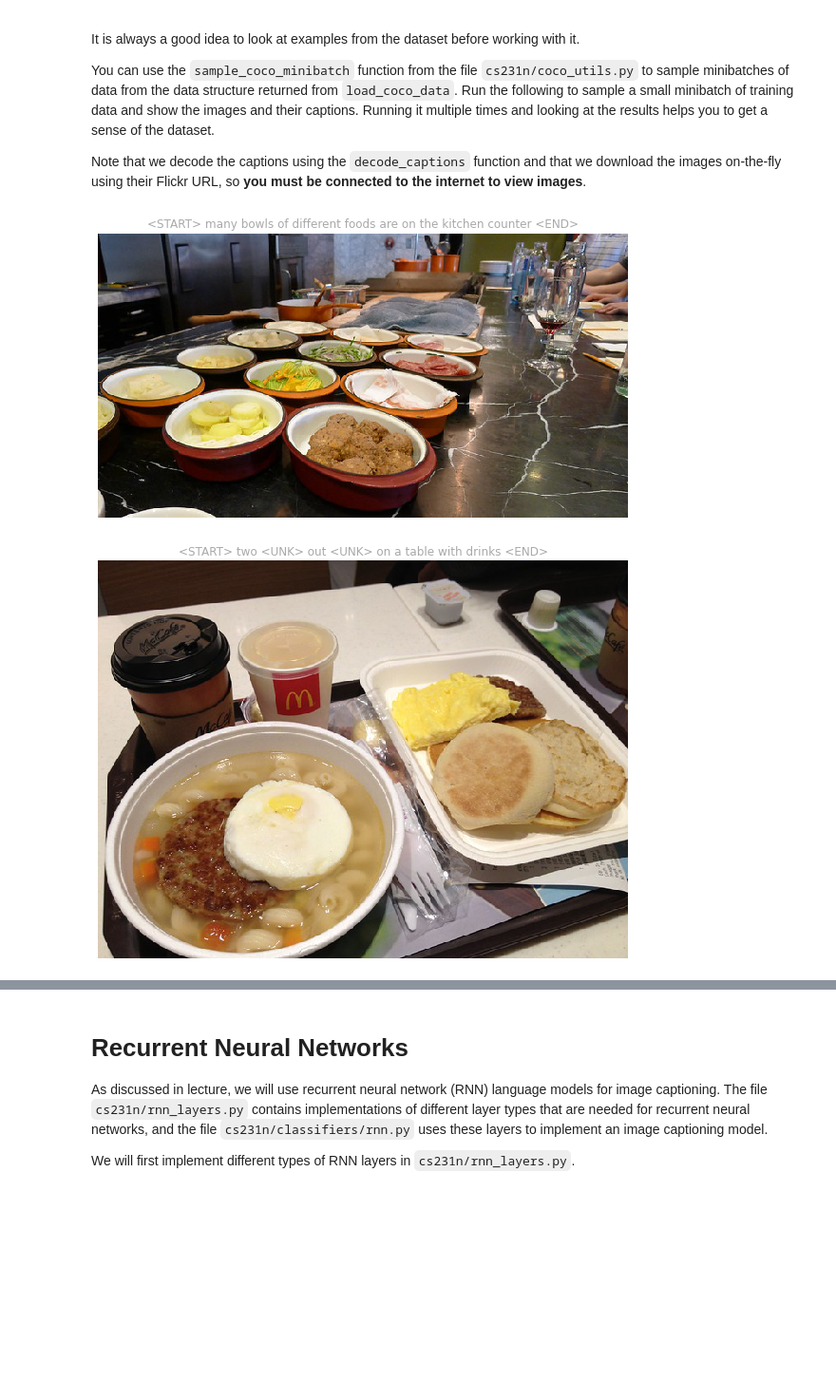
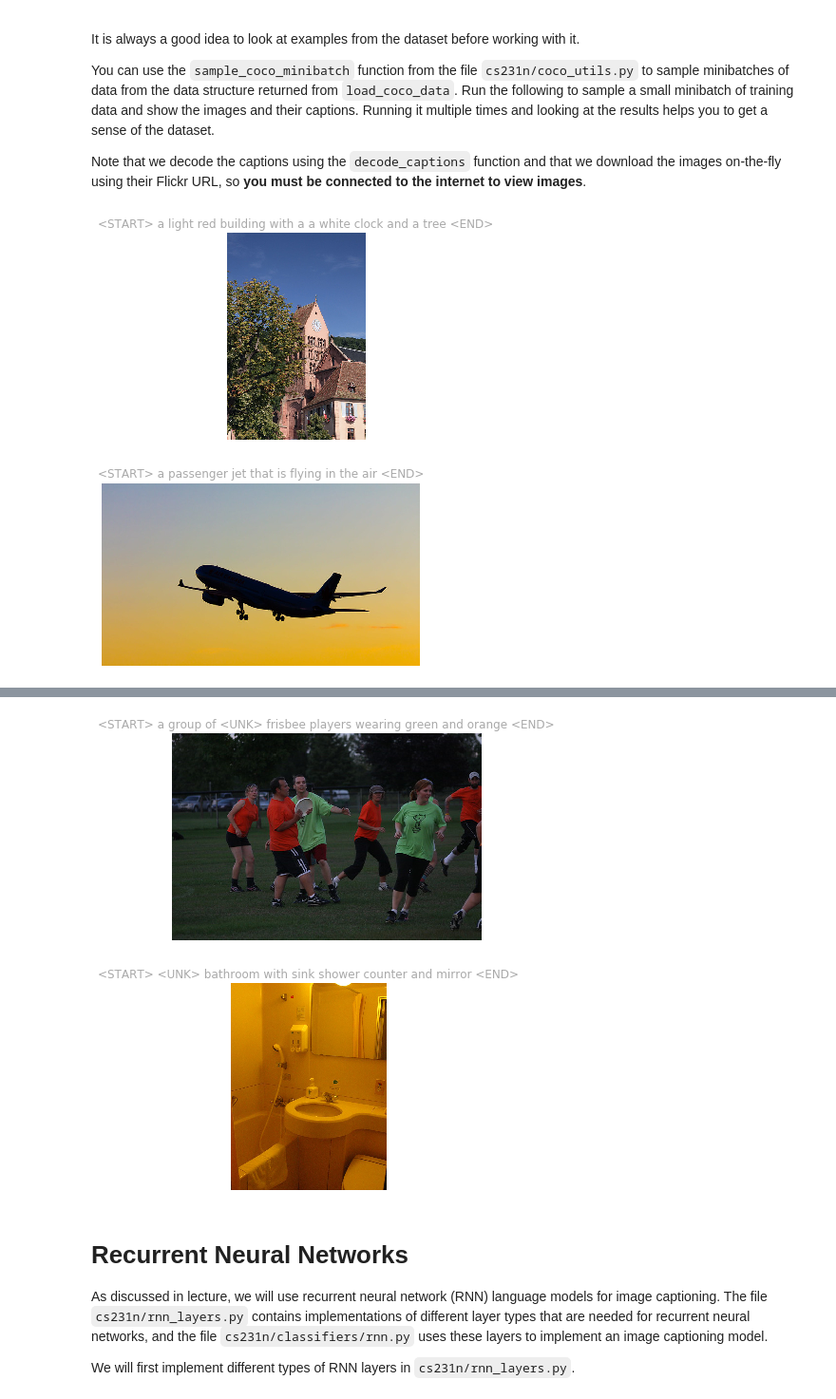
Before and after one commit to leourbina/cs231n, a Jupyter notebook: assignment3/RNN_Captioning.ipynb, the cells around one changed output, grey strips where cells are left out. Shown at 95% size. Drawn from its saved outputs; the diff is of its cells as text; code cells hidden in the pictures; blank space fills up the shorter version.

Commit message:
Finished RNN Captioning

```diff
--- a/assignment3/RNN_Captioning.ipynb
+++ b/assignment3/RNN_Captioning.ipynb
@@ -143,15 +140,19 @@ You can use the `sample_coco_minibatch` function from the file `cs231n/coco_util
 Note that we decode the captions using the `decode_captions` function and that we download the images on-the-fly using their Flickr URL, so **you must be connected to the internet to view images**.
 # %%
 # Sample a minibatch and show the images and captions
-batch_size = 3
+batch_size = 5
 
 captions, features, urls = sample_coco_minibatch(data, batch_size=batch_size)
 for i, (caption, url) in enumerate(zip(captions, urls)):
+  try:
     plt.imshow(image_from_url(url))
-    plt.axis('off')
-    caption_str = decode_captions(caption, data['idx_to_word'])
-    plt.title(caption_str)
-    plt.show()
+  except:
+    continue
+
+  plt.axis('off')
+  caption_str = decode_captions(caption, data['idx_to_word'])
+  plt.title(caption_str)
+  plt.show()
 # %% [output]
-[figure, old version]
+[figure, new version]
-[figure, old version]
+[figure, new version]
@@ -159,3 +160,5 @@ for i, (caption, url) in enumerate(zip(captions, urls)):
+[figure, added]
+[figure, added]
 # %% [markdown]
 # Recurrent Neural Networks
 As discussed in lecture, we will use recurrent neural network (RNN) language models for image captioning. The file `cs231n/rnn_layers.py` contains implementations of different layer types that are needed for recurrent neural networks, and the file `cs231n/classifiers/rnn.py` uses these layers to implement an image captioning model.
```
Also changed, not shown: parts of 18 cells of this notebook, 3 other files.
